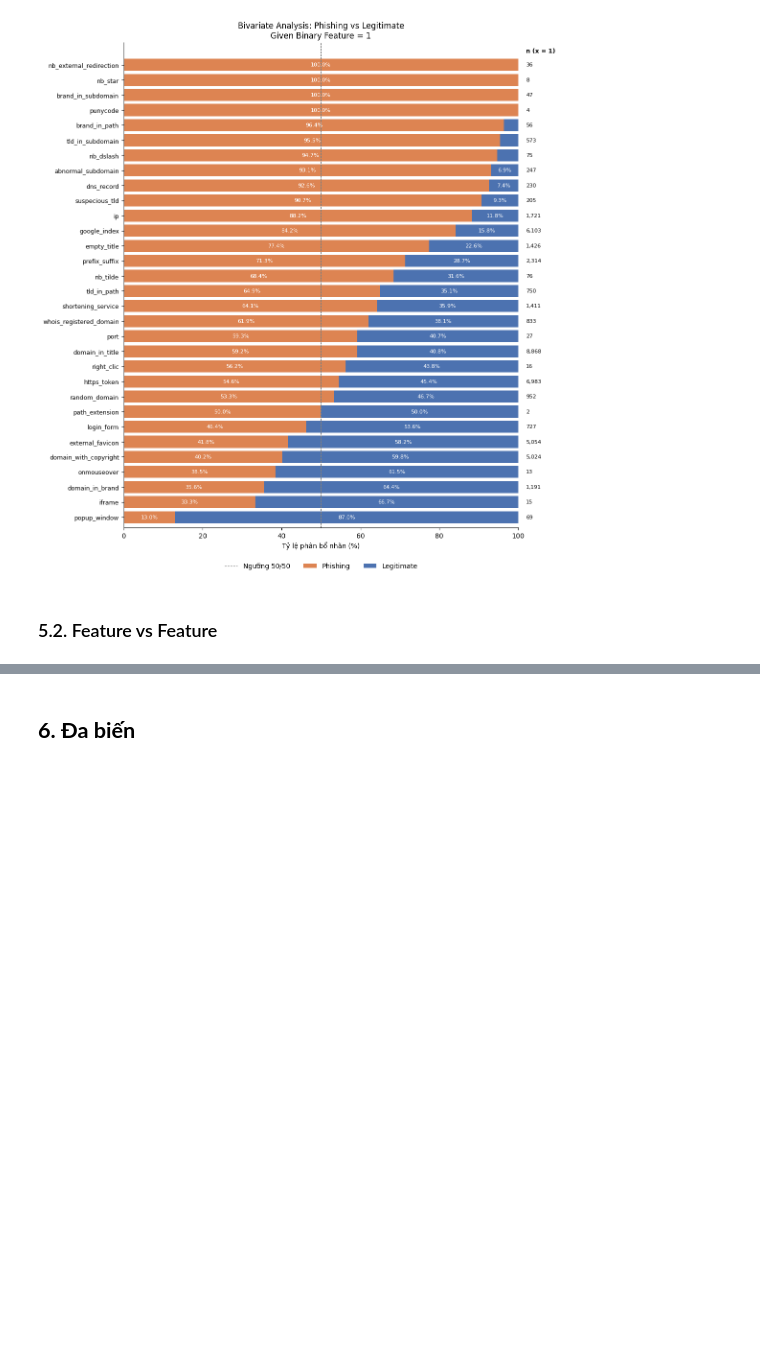
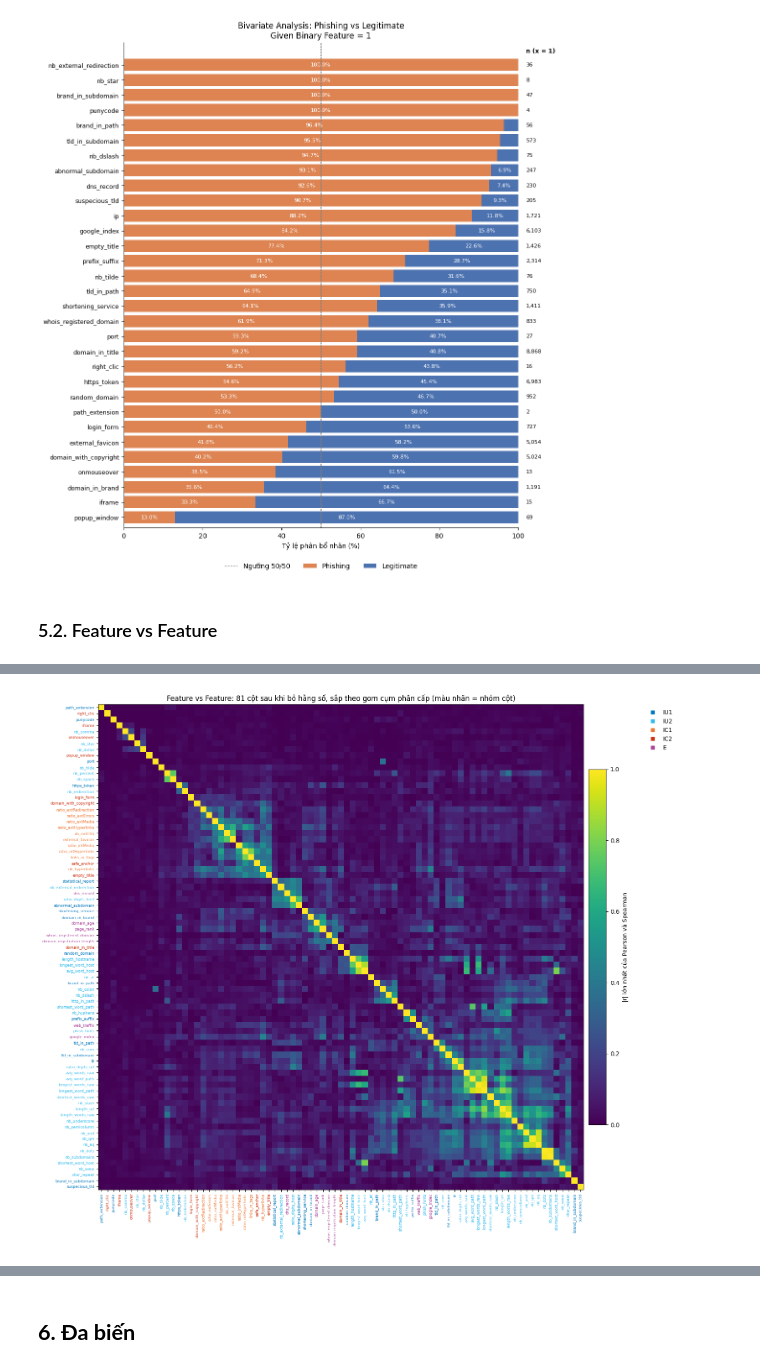
Before and after one commit to xuancuong1019/optimization_algorithm_phishing_detection, a Jupyter notebook: notebooks/01_exploratory_data_analysis.ipynb, the cells around one changed output, grey strips where cells are left out. Cells and saved outputs as stored; diff of their text form; code cells hidden in the pictures; blank space fills up the shorter version.

```diff
--- a/notebooks/01_exploratory_data_analysis.ipynb
+++ b/notebooks/01_exploratory_data_analysis.ipynb
@@ -1117,0 +1513,19 @@ biv_bin_df = plot_binary_bivariate(df, bin_cols)
+# %%
+# ---------- 5.2.1 Heatmap đã gom cụm ----------
+D = 1 - R.values; np.fill_diagonal(D, 0); D = (D + D.T) / 2
+Z = linkage(squareform(D, checks=False), method="average")
+order = [act[i] for i in leaves_list(Z)]
+
+fig, ax = plt.subplots(figsize=(15, 14))
+im = ax.imshow(R.loc[order, order].values, cmap="viridis", vmin=0, vmax=1, aspect="equal")
+ax.set_xticks(range(len(order))); ax.set_xticklabels(order, rotation=90, fontsize=6.5)
+ax.set_yticks(range(len(order))); ax.set_yticklabels(order, fontsize=6.5)
+for lab in list(ax.get_xticklabels()) + list(ax.get_yticklabels()):
+    lab.set_color(GROUP_COLOR[FEATURE_CLASS[lab.get_text()]])
+plt.colorbar(im, ax=ax, fraction=0.035, pad=0.01, label="|r| lớn nhất của Pearson và Spearman")
+ax.set_title("Feature vs Feature: 81 cột sau khi bỏ hằng số, sắp theo gom cụm phân cấp (màu nhãn = nhóm cột)")
+ax.legend(handles=[plt.Line2D([],[],marker="s",ls="",color=c,label=k) for k,c in GROUP_COLOR.items()],
+          loc="upper left", bbox_to_anchor=(1.12, 1), frameon=False)
+plt.tight_layout(); plt.show()
+# %% [output]
+[figure, added]
```
Also changed, not shown: parts of 9 cells of this notebook, 2 other files.
